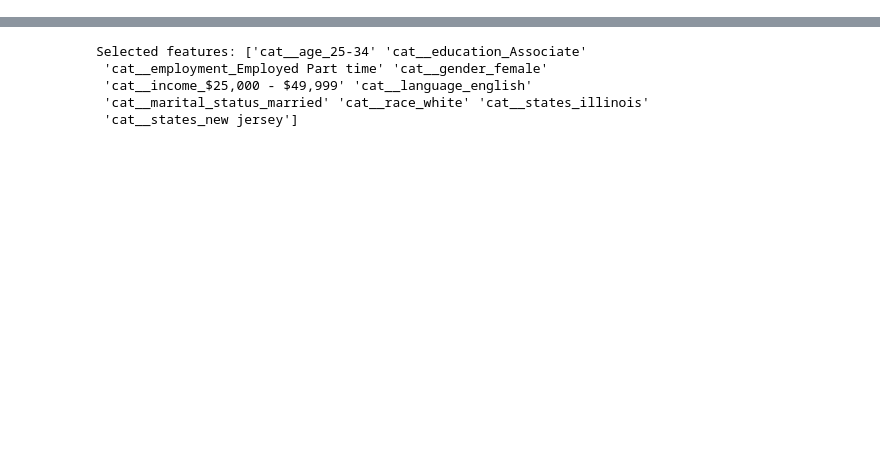
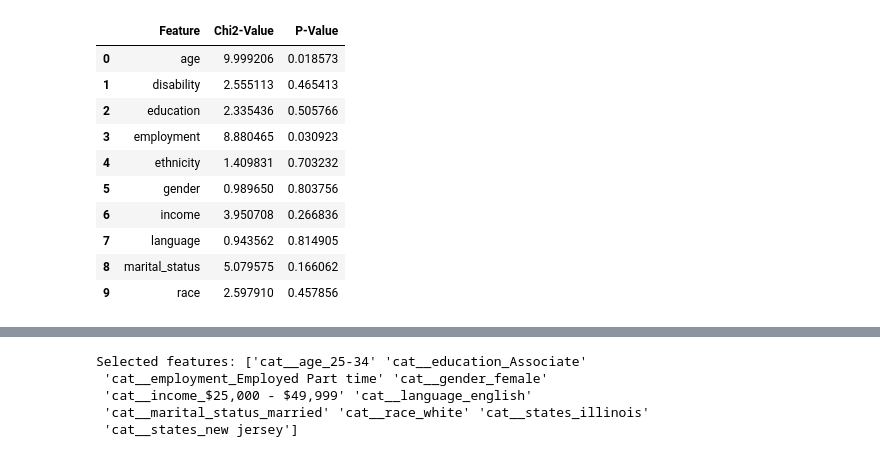
Before and after one commit to esoto15/research-summer-2024, a Jupyter notebook: feature-selection.ipynb, the cells around one changed output, grey strips where cells are left out. Drawn from its saved outputs; the diff is of its cells as text; code cells hidden in the pictures; blank space fills up the shorter version.

```diff
--- a/feature-selection.ipynb
+++ b/feature-selection.ipynb
@@ -34,0 +120,14 @@ from sklearn.pipeline import Pipeline
+# %%
+results
+# %% [output]
+|  | Feature | Chi2-Value | P-Value |
+| 0 | age | 9.999206 | 0.018573 |
+| 1 | disability | 2.555113 | 0.465413 |
+| 2 | education | 2.335436 | 0.505766 |
+| 3 | employment | 8.880465 | 0.030923 |
+| 4 | ethnicity | 1.409831 | 0.703232 |
+| 5 | gender | 0.989650 | 0.803756 |
+| 6 | income | 3.950708 | 0.266836 |
+| 7 | language | 0.943562 | 0.814905 |
+| 8 | marital_status | 5.079575 | 0.166062 |
+| 9 | race | 2.597910 | 0.457856 |
```
Also changed, not shown: parts of 27 cells of this notebook, 1 other file.
